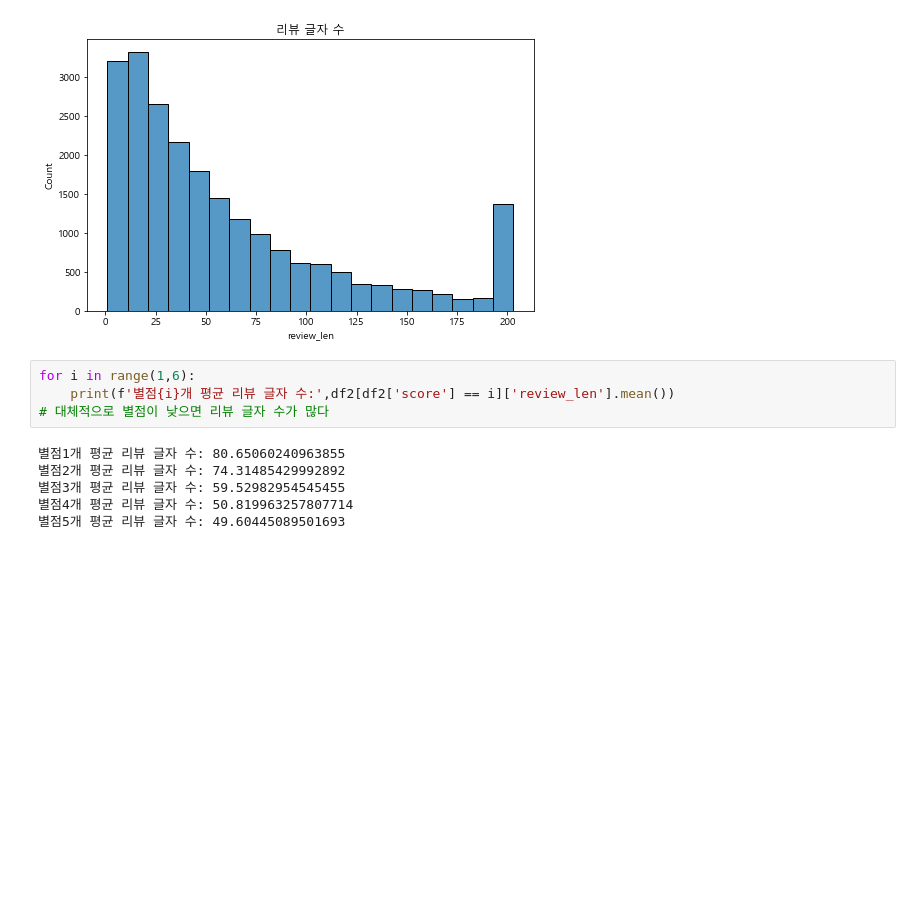
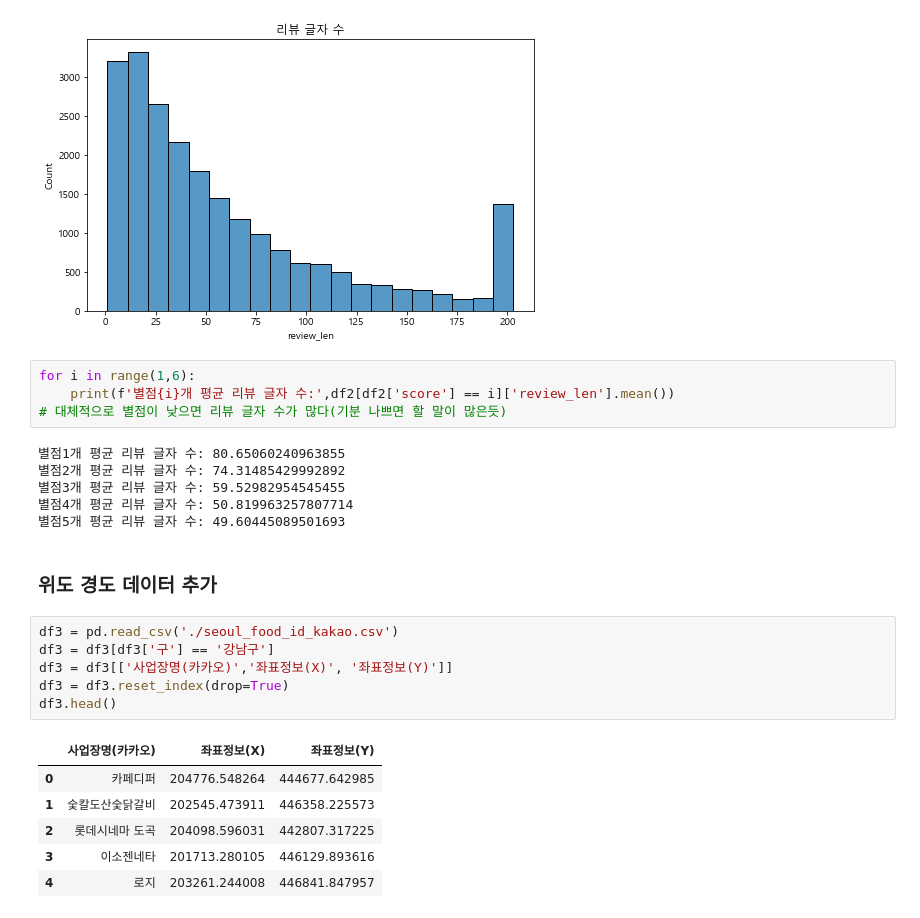
Before and after one commit to dbwlgns15/FOOD_FINDER, a Jupyter notebook: 5_강남구리뷰_시각화및분석_유지훈.ipynb, the cells around one changed output. Cells and saved outputs as stored; diff of their text form; blank space fills up the shorter version.

```diff
--- a/5_강남구리뷰_시각화및분석_유지훈.ipynb
+++ b/5_강남구리뷰_시각화및분석_유지훈.ipynb
@@ -158,10 +161,25 @@ plt.show()
 # %%
 for i in range(1,6):
     print(f'별점{i}개 평균 리뷰 글자 수:',df2[df2['score'] == i]['review_len'].mean())
-# 대체적으로 별점이 낮으면 리뷰 글자 수가 많다
+# 대체적으로 별점이 낮으면 리뷰 글자 수가 많다(기분 나쁘면 할 말이 많은듯)
 # %% [output]
 별점1개 평균 리뷰 글자 수: 80.65060240963855
 별점2개 평균 리뷰 글자 수: 74.31485429992892
 별점3개 평균 리뷰 글자 수: 59.52982954545455
 별점4개 평균 리뷰 글자 수: 50.819963257807714
 별점5개 평균 리뷰 글자 수: 49.60445089501693
+# %% [markdown]
+### 위도 경도 데이터 추가
+# %%
+df3 = pd.read_csv('./seoul_food_id_kakao.csv')
+df3 = df3[df3['구'] == '강남구']
+df3 = df3[['사업장명(카카오)','좌표정보(X)', '좌표정보(Y)']]
+df3 = df3.reset_index(drop=True)
+df3.head()
+# %% [output]
+|  | 사업장명(카카오) | 좌표정보(X) | 좌표정보(Y) |
+| 0 | 카페디퍼 | 204776.548264 | 444677.642985 |
+| 1 | 숯칼도산숯닭갈비 | 202545.473911 | 446358.225573 |
+| 2 | 롯데시네마 도곡 | 204098.596031 | 442807.317225 |
+| 3 | 이소젠네타 | 201713.280105 | 446129.893616 |
+| 4 | 로지 | 203261.244008 | 446841.847957 |
```
Also changed, not shown: parts of 6 cells of this notebook.
